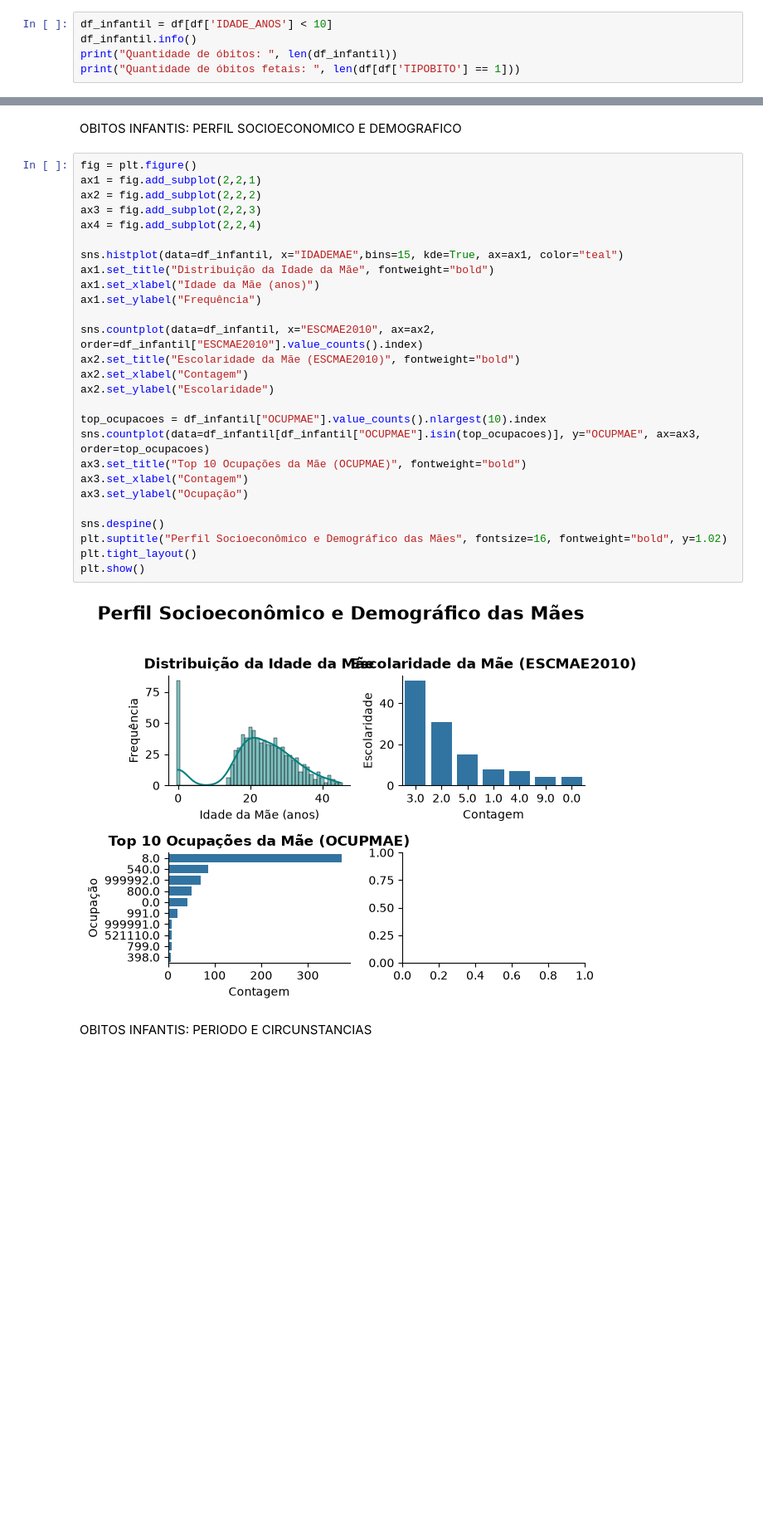
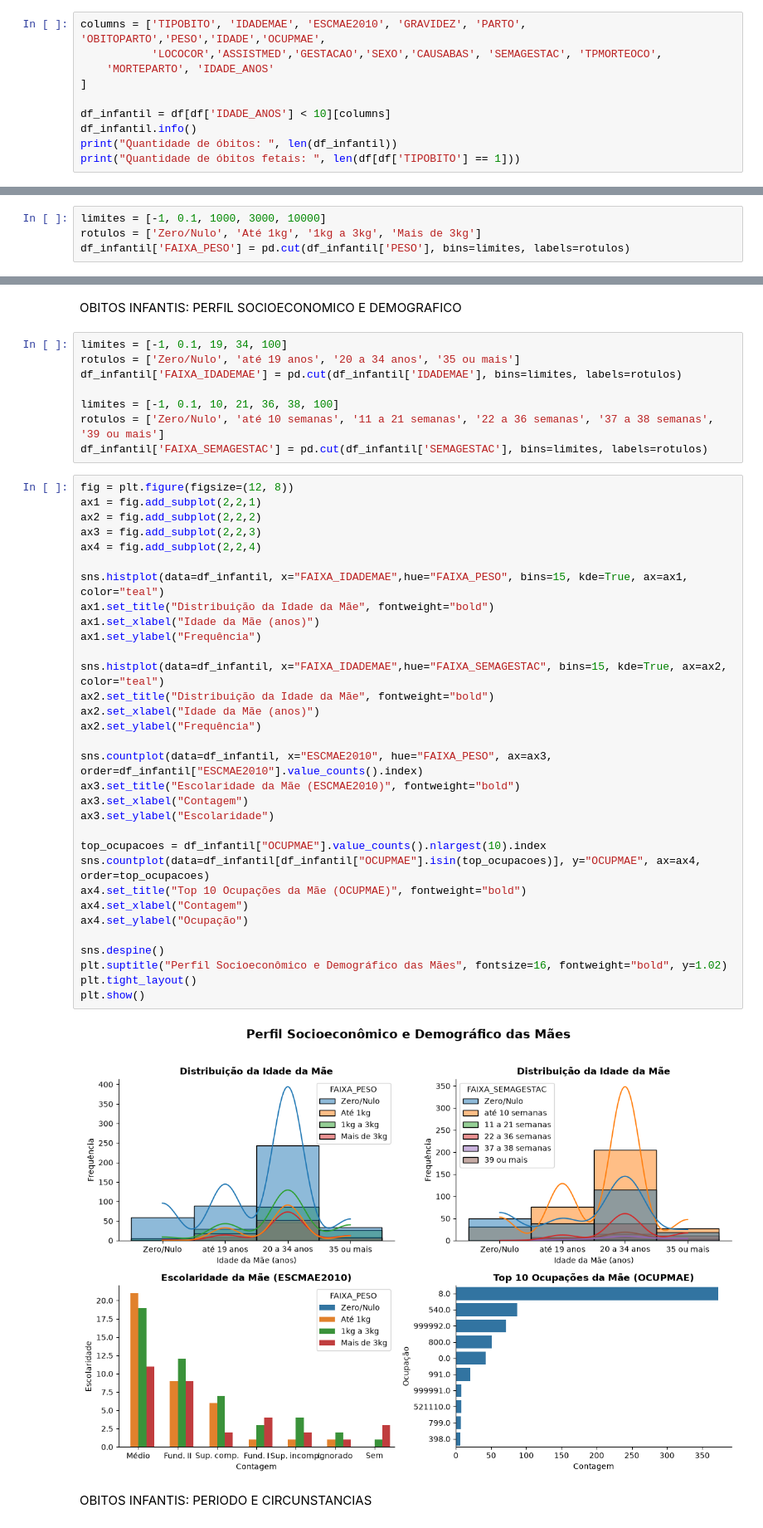
Before and after one commit to ManuelEtiene/PyAnalytics_revision, a Jupyter notebook: notebooks/Sprint_1_saude_materna_infantil/saude_materna_infantil.ipynb, the cells around one changed output, grey strips where cells are left out. Shown at 83% size. Cells and saved outputs as stored; diff of their text form; blank space fills up the shorter version.

```diff
--- a/notebooks/Sprint_1_saude_materna_infantil/saude_materna_infantil.ipynb
+++ b/notebooks/Sprint_1_saude_materna_infantil/saude_materna_infantil.ipynb
@@ -157,7 +192,12 @@ if "PESO" in df.columns:
 # %% [markdown]
 ### OBITOS INFANTIS
 # %%
-df_infantil = df[df['IDADE_ANOS'] < 10]
+columns = ['TIPOBITO', 'IDADEMAE', 'ESCMAE2010', 'GRAVIDEZ', 'PARTO', 'OBITOPARTO','PESO','IDADE','OCUPMAE',
+           'LOCOCOR','ASSISTMED','GESTACAO','SEXO','CAUSABAS', 'SEMAGESTAC', 'TPMORTEOCO',
+    'MORTEPARTO', 'IDADE_ANOS'
+]
+
+df_infantil = df[df['IDADE_ANOS'] < 10][columns]
 df_infantil.info()
 print("Quantidade de óbitos: ", len(df_infantil))
 print("Quantidade de óbitos fetais: ", len(df[df['TIPOBITO'] == 1]))
@@ -218,2 +298,6 @@ plt.show()
 # %% [markdown]
 OBITOS INFANTIS: CONDICOES DE PARTO E GRAVIDEZ
+# %%
+limites = [-1, 0.1, 1000, 3000, 10000]
+rotulos = ['Zero/Nulo', 'Até 1kg', '1kg a 3kg', 'Mais de 3kg']
+df_infantil['FAIXA_PESO'] = pd.cut(df_infantil['PESO'], bins=limites, labels=rotulos)
@@ -302,34 +414,47 @@ Passing `palette` without assigning `hue` is deprecated and will be removed in v
 # %% [markdown]
 OBITOS INFANTIS: PERFIL SOCIOECONOMICO E DEMOGRAFICO
+# %%
+limites = [-1, 0.1, 19, 34, 100]
+rotulos = ['Zero/Nulo', 'até 19 anos', '20 a 34 anos', '35 ou mais']
+df_infantil['FAIXA_IDADEMAE'] = pd.cut(df_infantil['IDADEMAE'], bins=limites, labels=rotulos)
+
+limites = [-1, 0.1, 10, 21, 36, 38, 100]
+rotulos = ['Zero/Nulo', 'até 10 semanas', '11 a 21 semanas', '22 a 36 semanas', '37 a 38 semanas', '39 ou mais']
+df_infantil['FAIXA_SEMAGESTAC'] = pd.cut(df_infantil['SEMAGESTAC'], bins=limites, labels=rotulos)
 # %%
-fig = plt.figure()
+fig = plt.figure(figsize=(12, 8))
 ax1 = fig.add_subplot(2,2,1)
 ax2 = fig.add_subplot(2,2,2)
 ax3 = fig.add_subplot(2,2,3)
 ax4 = fig.add_subplot(2,2,4)
 
-sns.histplot(data=df_infantil, x="IDADEMAE",bins=15, kde=True, ax=ax1, color="teal")
+sns.histplot(data=df_infantil, x="FAIXA_IDADEMAE",hue="FAIXA_PESO", bins=15, kde=True, ax=ax1, color="teal")
 ax1.set_title("Distribuição da Idade da Mãe", fontweight="bold")
 ax1.set_xlabel("Idade da Mãe (anos)")
 ax1.set_ylabel("Frequência")
 
-sns.countplot(data=df_infantil, x="ESCMAE2010", ax=ax2, order=df_infantil["ESCMAE2010"].value_counts().index)
-ax2.set_title("Escolaridade da Mãe (ESCMAE2010)", fontweight="bold")
-ax2.set_xlabel("Contagem")
-ax2.set_ylabel("Escolaridade")
+sns.histplot(data=df_infantil, x="FAIXA_IDADEMAE",hue="FAIXA_SEMAGESTAC", bins=15, kde=True, ax=ax2, color="teal")
+ax2.set_title("Distribuição da Idade da Mãe", fontweight="bold")
+ax2.set_xlabel("Idade da Mãe (anos)")
+ax2.set_ylabel("Frequência")
+
+sns.countplot(data=df_infantil, x="ESCMAE2010", hue="FAIXA_PESO", ax=ax3, order=df_infantil["ESCMAE2010"].value_counts().index)
+ax3.set_title("Escolaridade da Mãe (ESCMAE2010)", fontweight="bold")
+ax3.set_xlabel("Contagem")
+ax3.set_ylabel("Escolaridade")
 
 top_ocupacoes = df_infantil["OCUPMAE"].value_counts().nlargest(10).index
-sns.countplot(data=df_infantil[df_infantil["OCUPMAE"].isin(top_ocupacoes)], y="OCUPMAE", ax=ax3, order=top_ocupacoes)
-ax3.set_title("Top 10 Ocupações da Mãe (OCUPMAE)", fontweight="bold")
-ax3.set_xlabel("Contagem")
-ax3.set_ylabel("Ocupação")
+sns.countplot(data=df_infantil[df_infantil["OCUPMAE"].isin(top_ocupacoes)], y="OCUPMAE", ax=ax4, order=top_ocupacoes)
+ax4.set_title("Top 10 Ocupações da Mãe (OCUPMAE)", fontweight="bold")
+ax4.set_xlabel("Contagem")
+ax4.set_ylabel("Ocupação")
 
 sns.despine()
 plt.suptitle("Perfil Socioeconômico e Demográfico das Mães", fontsize=16, fontweight="bold", y=1.02)
 plt.tight_layout()
 plt.show()
 # %% [output]
-[figure, old version]
+[figure, new version]
 # %% [markdown]
 OBITOS INFANTIS: PERIODO E CIRCUNSTANCIAS
 # %%
```
Also changed, not shown: parts of 13 cells of this notebook.
